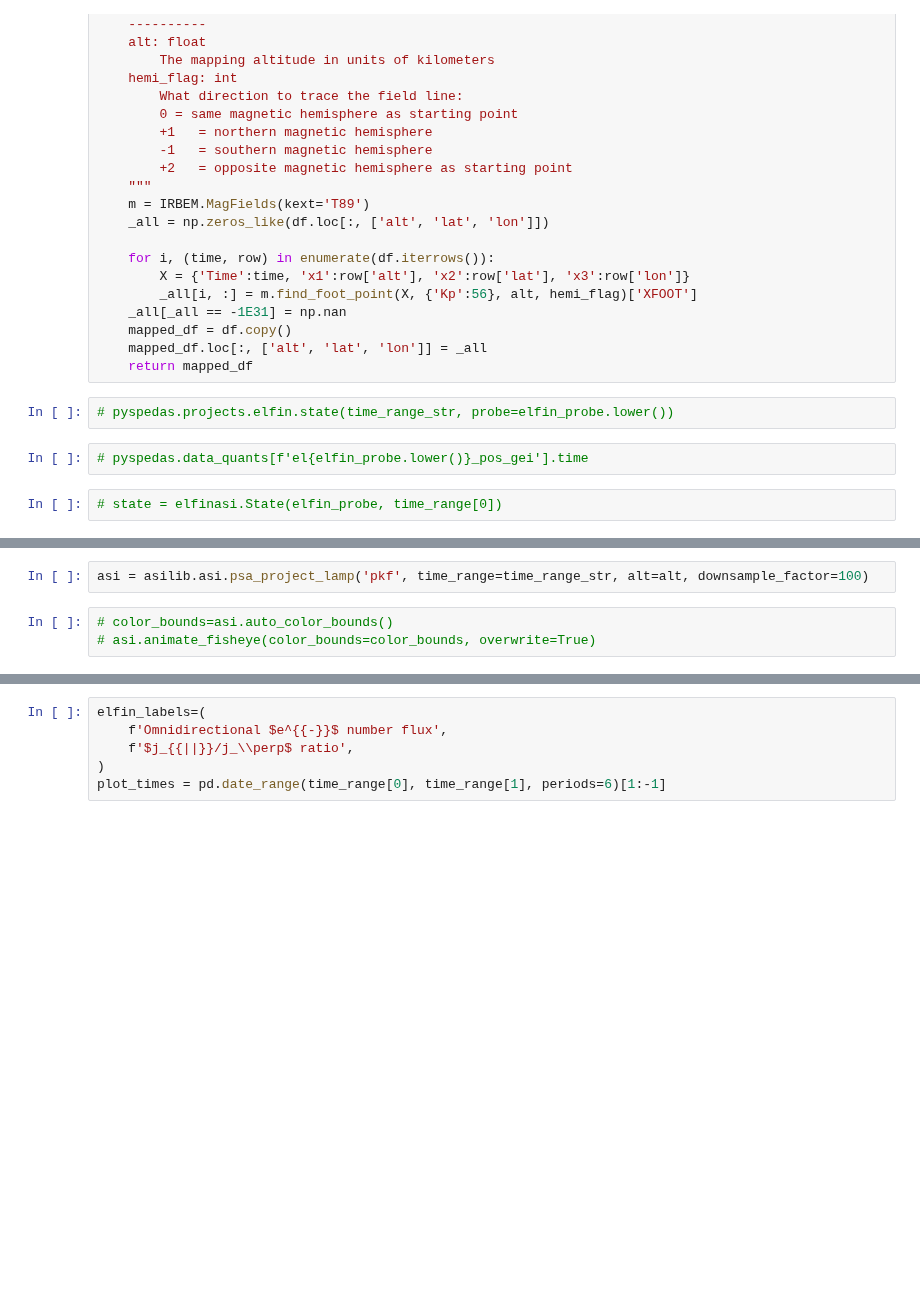
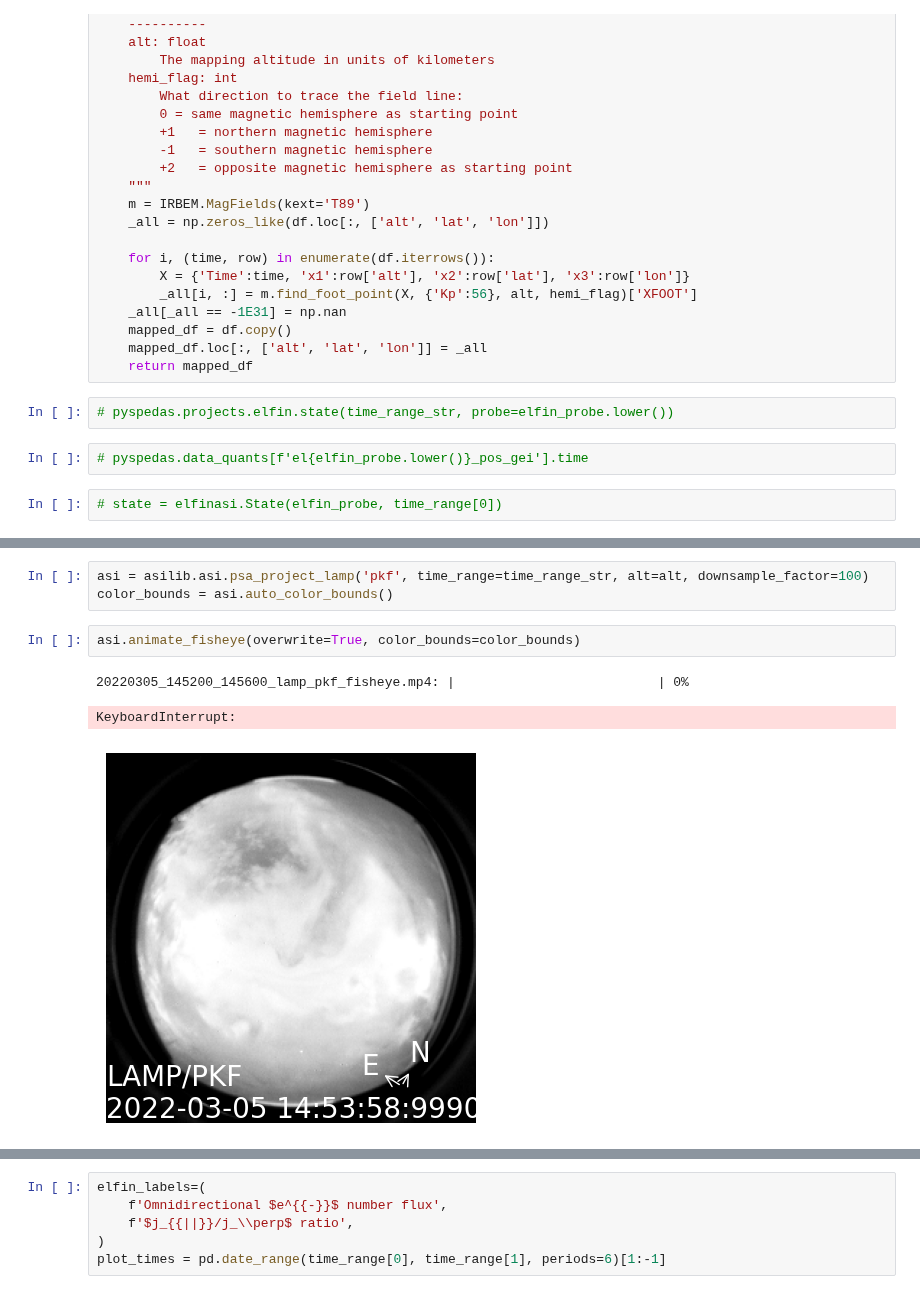
Before and after one commit to mshumko/elfinasi, a Jupyter notebook: src/20220305_psa_study/elfin_lamp.ipynb, the cells around one changed output, grey strips where cells are left out. Cells and saved outputs as stored; diff of their text form; blank space fills up the shorter version.

```diff
--- a/src/20220305_psa_study/elfin_lamp.ipynb
+++ b/src/20220305_psa_study/elfin_lamp.ipynb
@@ -83,8 +80,12 @@ pad_obj_nflux = elfinasi.EPD_PAD(
 # %%
 asi = asilib.asi.psa_project_lamp('pkf', time_range=time_range_str, alt=alt, downsample_factor=100)
+color_bounds = asi.auto_color_bounds()
-# %%
-# color_bounds=asi.auto_color_bounds()
-# asi.animate_fisheye(color_bounds=color_bounds, overwrite=True)
+# %%
+asi.animate_fisheye(overwrite=True, color_bounds=color_bounds)
+# %% [output]
+20220305_145200_145600_lamp_pkf_fisheye.mp4: |                          | 0%
+KeyboardInterrupt:
+[figure, added]
 # %%
 transformed_state = pad_obj_nflux.transform_state()
 transformed_state = transformed_state.loc[time_range[0]:time_range[1]]
```
Also changed, not shown: parts of 5 cells of this notebook, 1 other file.
